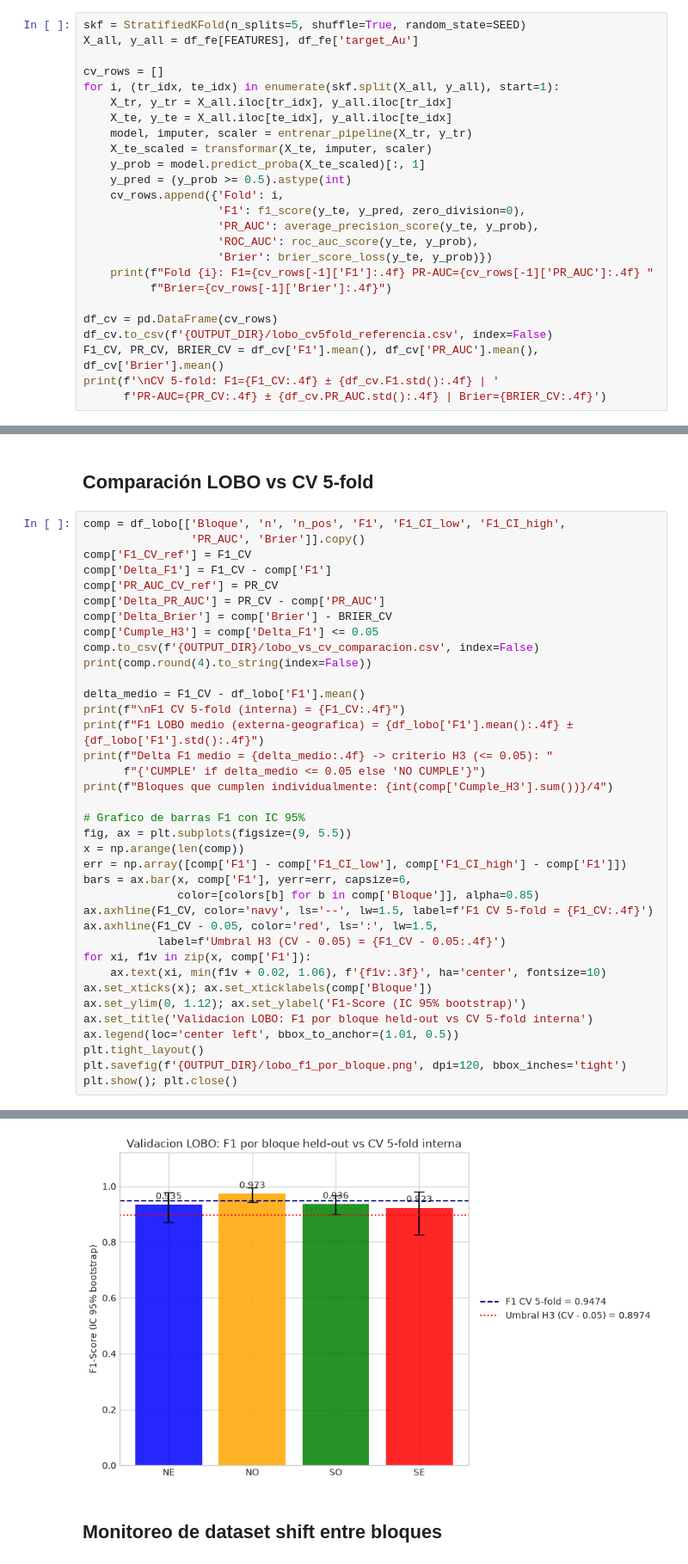
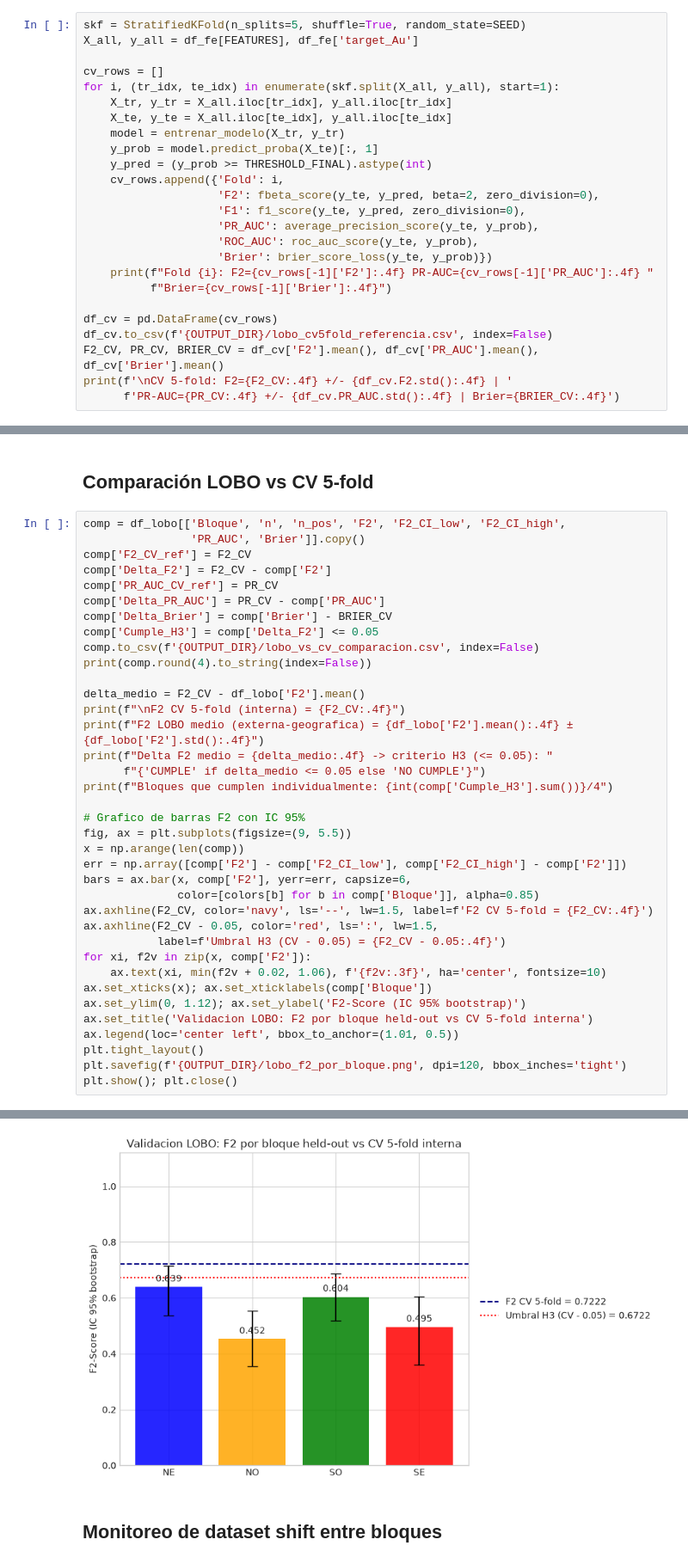
Before and after one commit to Fernando-Huaman/proyecto-zona-interes-Au, a Jupyter notebook: notebooks/LOBO.ipynb, the cells around one changed output, grey strips where cells are left out. Shown at 86% size. Drawn from its saved outputs; the diff is of its cells as text.

```diff
--- a/notebooks/LOBO.ipynb
+++ b/notebooks/LOBO.ipynb
@@ -291,21 +319,21 @@ cv_rows = []
 for i, (tr_idx, te_idx) in enumerate(skf.split(X_all, y_all), start=1):
     X_tr, y_tr = X_all.iloc[tr_idx], y_all.iloc[tr_idx]
     X_te, y_te = X_all.iloc[te_idx], y_all.iloc[te_idx]
-    model, imputer, scaler = entrenar_pipeline(X_tr, y_tr)
-    X_te_scaled = transformar(X_te, imputer, scaler)
-    y_prob = model.predict_proba(X_te_scaled)[:, 1]
-    y_pred = (y_prob >= 0.5).astype(int)
+    model = entrenar_modelo(X_tr, y_tr)
+    y_prob = model.predict_proba(X_te)[:, 1]
+    y_pred = (y_prob >= THRESHOLD_FINAL).astype(int)
     cv_rows.append({'Fold': i,
+                    'F2': fbeta_score(y_te, y_pred, beta=2, zero_division=0),
                     'F1': f1_score(y_te, y_pred, zero_division=0),
                     'PR_AUC': average_precision_score(y_te, y_prob),
                     'ROC_AUC': roc_auc_score(y_te, y_prob),
                     'Brier': brier_score_loss(y_te, y_prob)})
-    print(f"Fold {i}: F1={cv_rows[-1]['F1']:.4f} PR-AUC={cv_rows[-1]['PR_AUC']:.4f} "
+    print(f"Fold {i}: F2={cv_rows[-1]['F2']:.4f} PR-AUC={cv_rows[-1]['PR_AUC']:.4f} "
           f"Brier={cv_rows[-1]['Brier']:.4f}")
 
 df_cv = pd.DataFrame(cv_rows)
 df_cv.to_csv(f'{OUTPUT_DIR}/lobo_cv5fold_referencia.csv', index=False)
-F1_CV, PR_CV, BRIER_CV = df_cv['F1'].mean(), df_cv['PR_AUC'].mean(), df_cv['Brier'].mean()
-print(f'\nCV 5-fold: F1={F1_CV:.4f} ± {df_cv.F1.std():.4f} | '
-      f'PR-AUC={PR_CV:.4f} ± {df_cv.PR_AUC.std():.4f} | Brier={BRIER_CV:.4f}')
+F2_CV, PR_CV, BRIER_CV = df_cv['F2'].mean(), df_cv['PR_AUC'].mean(), df_cv['Brier'].mean()
+print(f'\nCV 5-fold: F2={F2_CV:.4f} +/- {df_cv.F2.std():.4f} | '
+      f'PR-AUC={PR_CV:.4f} +/- {df_cv.PR_AUC.std():.4f} | Brier={BRIER_CV:.4f}')
 # %% [output]
@@ -319,40 +347,40 @@ CV 5-fold: F1=0.9474 ± 0.0213 | PR-AUC=0.9935 ± 0.0044 | Brier=0.0087
 # %% [markdown]
 ## Comparación LOBO vs CV 5-fold
 # %%
-comp = df_lobo[['Bloque', 'n', 'n_pos', 'F1', 'F1_CI_low', 'F1_CI_high',
+comp = df_lobo[['Bloque', 'n', 'n_pos', 'F2', 'F2_CI_low', 'F2_CI_high',
                 'PR_AUC', 'Brier']].copy()
-comp['F1_CV_ref'] = F1_CV
-comp['Delta_F1'] = F1_CV - comp['F1']
+comp['F2_CV_ref'] = F2_CV
+comp['Delta_F2'] = F2_CV - comp['F2']
 comp['PR_AUC_CV_ref'] = PR_CV
 comp['Delta_PR_AUC'] = PR_CV - comp['PR_AUC']
 comp['Delta_Brier'] = comp['Brier'] - BRIER_CV
-comp['Cumple_H3'] = comp['Delta_F1'] <= 0.05
+comp['Cumple_H3'] = comp['Delta_F2'] <= 0.05
 comp.to_csv(f'{OUTPUT_DIR}/lobo_vs_cv_comparacion.csv', index=False)
 print(comp.round(4).to_string(index=False))
 
-delta_medio = F1_CV - df_lobo['F1'].mean()
-print(f"\nF1 CV 5-fold (interna) = {F1_CV:.4f}")
-print(f"F1 LOBO medio (externa-geografica) = {df_lobo['F1'].mean():.4f} ± {df_lobo['F1'].std():.4f}")
-print(f"Delta F1 medio = {delta_medio:.4f} -> criterio H3 (<= 0.05): "
+delta_medio = F2_CV - df_lobo['F2'].mean()
+print(f"\nF2 CV 5-fold (interna) = {F2_CV:.4f}")
+print(f"F2 LOBO medio (externa-geografica) = {df_lobo['F2'].mean():.4f} ± {df_lobo['F2'].std():.4f}")
+print(f"Delta F2 medio = {delta_medio:.4f} -> criterio H3 (<= 0.05): "
       f"{'CUMPLE' if delta_medio <= 0.05 else 'NO CUMPLE'}")
 print(f"Bloques que cumplen individualmente: {int(comp['Cumple_H3'].sum())}/4")
 
-# Grafico de barras F1 con IC 95%
+# Grafico de barras F2 con IC 95%
 fig, ax = plt.subplots(figsize=(9, 5.5))
 x = np.arange(len(comp))
-err = np.array([comp['F1'] - comp['F1_CI_low'], comp['F1_CI_high'] - comp['F1']])
-bars = ax.bar(x, comp['F1'], yerr=err, capsize=6,
+err = np.array([comp['F2'] - comp['F2_CI_low'], comp['F2_CI_high'] - comp['F2']])
+bars = ax.bar(x, comp['F2'], yerr=err, capsize=6,
               color=[colors[b] for b in comp['Bloque']], alpha=0.85)
-ax.axhline(F1_CV, color='navy', ls='--', lw=1.5, label=f'F1 CV 5-fold = {F1_CV:.4f}')
-ax.axhline(F1_CV - 0.05, color='red', ls=':', lw=1.5,
-           label=f'Umbral H3 (CV - 0.05) = {F1_CV - 0.05:.4f}')
-for xi, f1v in zip(x, comp['F1']):
-    ax.text(xi, min(f1v + 0.02, 1.06), f'{f1v:.3f}', ha='center', fontsize=10)
+ax.axhline(F2_CV, color='navy', ls='--', lw=1.5, label=f'F2 CV 5-fold = {F2_CV:.4f}')
+ax.axhline(F2_CV - 0.05, color='red', ls=':', lw=1.5,
+           label=f'Umbral H3 (CV - 0.05) = {F2_CV - 0.05:.4f}')
+for xi, f2v in zip(x, comp['F2']):
+    ax.text(xi, min(f2v + 0.02, 1.06), f'{f2v:.3f}', ha='center', fontsize=10)
 ax.set_xticks(x); ax.set_xticklabels(comp['Bloque'])
-ax.set_ylim(0, 1.12); ax.set_ylabel('F1-Score (IC 95% bootstrap)')
-ax.set_title('Validacion LOBO: F1 por bloque held-out vs CV 5-fold interna')
+ax.set_ylim(0, 1.12); ax.set_ylabel('F2-Score (IC 95% bootstrap)')
+ax.set_title('Validacion LOBO: F2 por bloque held-out vs CV 5-fold interna')
 ax.legend(loc='center left', bbox_to_anchor=(1.01, 0.5))
 plt.tight_layout()
-plt.savefig(f'{OUTPUT_DIR}/lobo_f1_por_bloque.png', dpi=120, bbox_inches='tight')
+plt.savefig(f'{OUTPUT_DIR}/lobo_f2_por_bloque.png', dpi=120, bbox_inches='tight')
 plt.show(); plt.close()
 # %% [output]
@@ -369,4 +397,4 @@ Bloques que cumplen individualmente: 4/4
-[figure, old version]
+[figure, new version]
 # %% [markdown]
 ## Monitoreo de dataset shift entre bloques
 # %%
```
Also changed, not shown: parts of 11 cells of this notebook, 42 other files.
